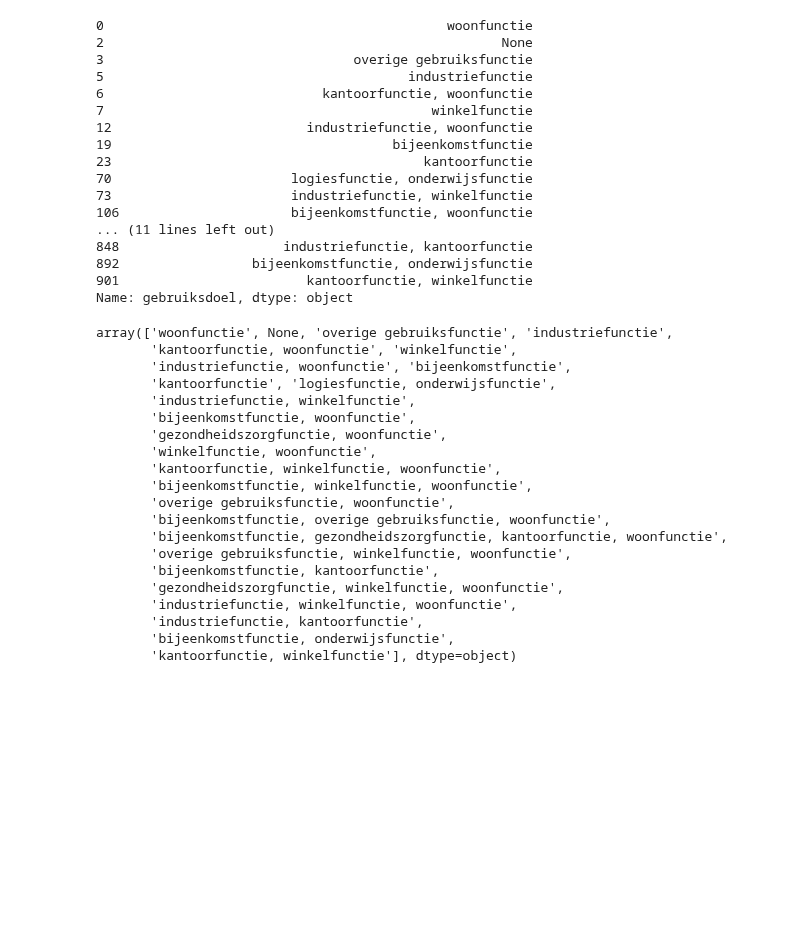
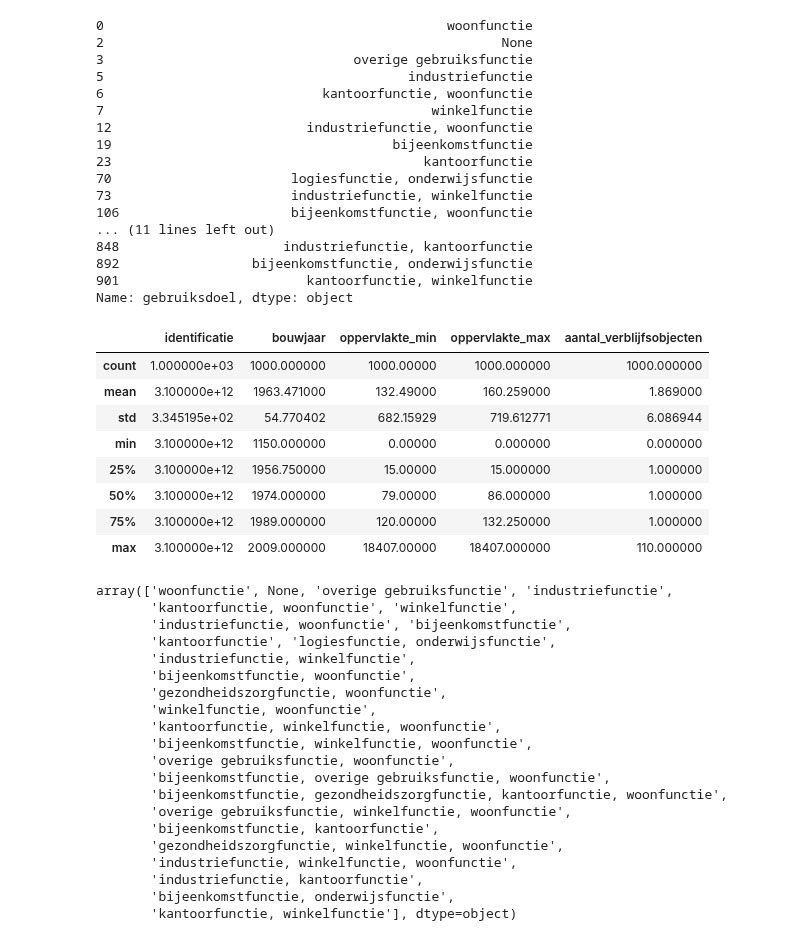
Before and after one commit to BramblePie/FlaskReact, a Jupyter notebook: flask-backend/notebooks/perceel/gebouwligging.ipynb, the cells around one changed output. Cells and saved outputs as stored; diff of their text form; code cells hidden in the pictures; blank space fills up the shorter version.

```diff
--- a/flask-backend/notebooks/perceel/gebouwligging.ipynb
+++ b/flask-backend/notebooks/perceel/gebouwligging.ipynb
@@ -40,6 +46,18 @@ test
 892                 bijeenkomstfunctie, onderwijsfunctie
 901                        kantoorfunctie, winkelfunctie
 Name: gebruiksdoel, dtype: object
+# %%
+data.describe()
+# %% [output]
+|  | identificatie | bouwjaar | oppervlakte_min | oppervlakte_max | aantal_verblijfsobjecten |
+| count | 1.000000e+03 | 1000.000000 | 1000.00000 | 1000.000000 | 1000.000000 |
+| mean | 3.100000e+12 | 1963.471000 | 132.49000 | 160.259000 | 1.869000 |
+| std | 3.345195e+02 | 54.770402 | 682.15929 | 719.612771 | 6.086944 |
+| min | 3.100000e+12 | 1150.000000 | 0.00000 | 0.000000 | 0.000000 |
+| 25% | 3.100000e+12 | 1956.750000 | 15.00000 | 15.000000 | 1.000000 |
+| 50% | 3.100000e+12 | 1974.000000 | 79.00000 | 86.000000 | 1.000000 |
+| 75% | 3.100000e+12 | 1989.000000 | 120.00000 | 132.250000 | 1.000000 |
+| max | 3.100000e+12 | 2009.000000 | 18407.00000 | 18407.000000 | 110.000000 |
 # %%
 data['gebruiksdoel'].unique()
 # %% [output]
```
Also changed, not shown: parts of 2 cells of this notebook, 7 other files.
